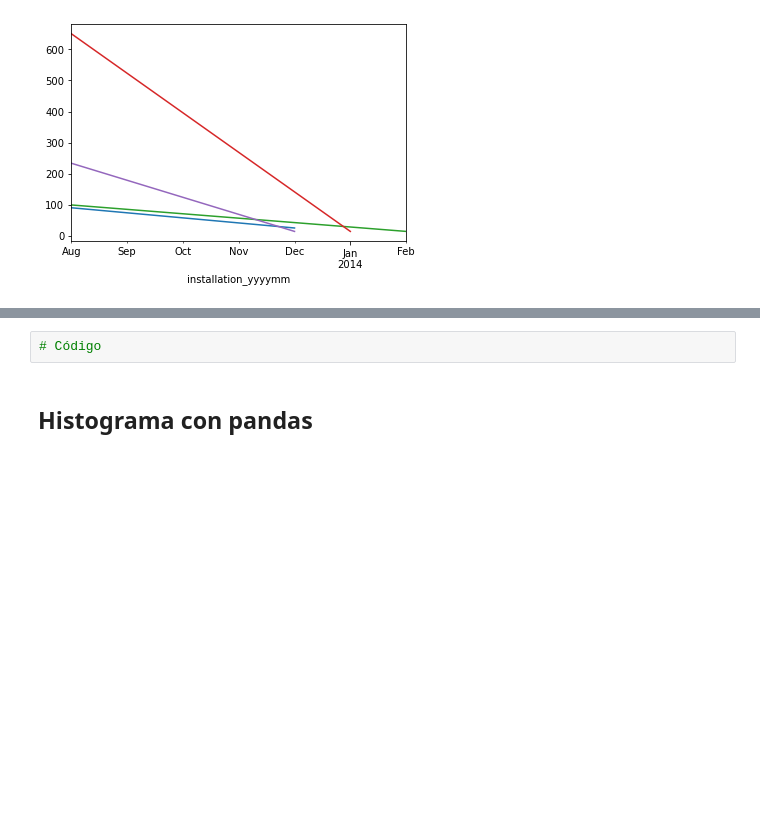
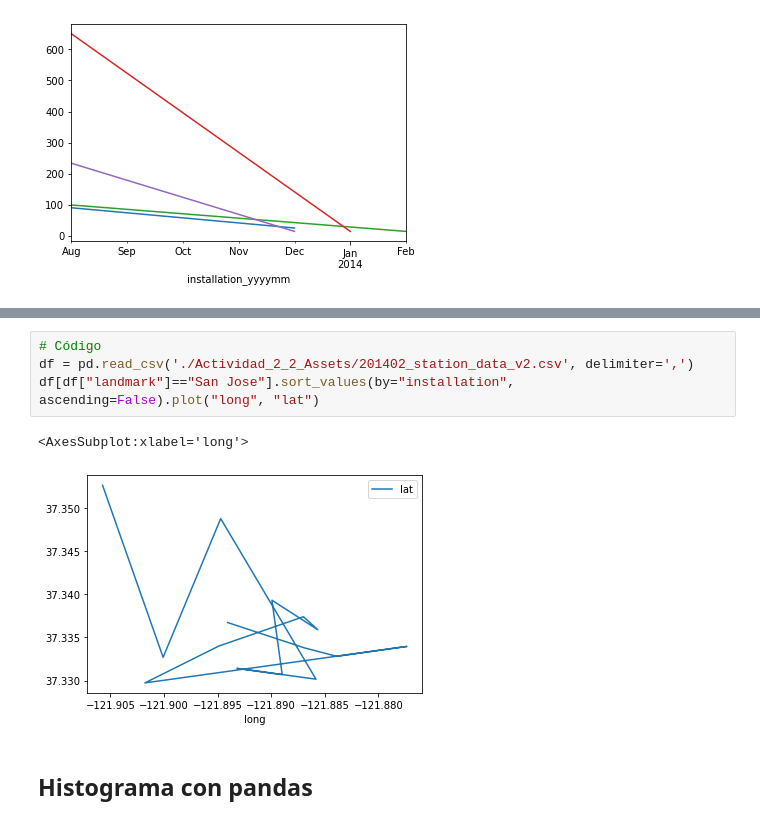
Before and after one commit to jeramirez94/Capacitacion-DataTranslator, a Jupyter notebook: Actividad 2.2.ipynb, the cells around one changed output, grey strips where cells are left out. Saved outputs shown, nothing was run; the diff lists cells and outputs as text; blank space fills up the shorter version.

Commit message:
Actividad 2.2

```diff
--- a/Actividad 2.2.ipynb
+++ b/Actividad 2.2.ipynb
@@ -858,8 +858,13 @@ for l in df2["landmark"]:
 Elaborar un gráfico que muestre si las estaciones en san jose poseen alguna direccionalidad ordenadas por su fecha de construcción.
 
 ![bikes_jose](https://i.ibb.co/h7sPkYC/bikes-jose.png)
-# %%
-# Código
+# %%
+# Código
+df = pd.read_csv('./Actividad_2_2_Assets/201402_station_data_v2.csv', delimiter=',')
+df[df["landmark"]=="San Jose"].sort_values(by="installation", ascending=False).plot("long", "lat")
+# %% [output]
+<AxesSubplot:xlabel='long'>
+[figure, added]
 # %% [markdown]
 ## Histograma con pandas
 # %%
```
Also changed, not shown: parts of 1 cell of this notebook.
